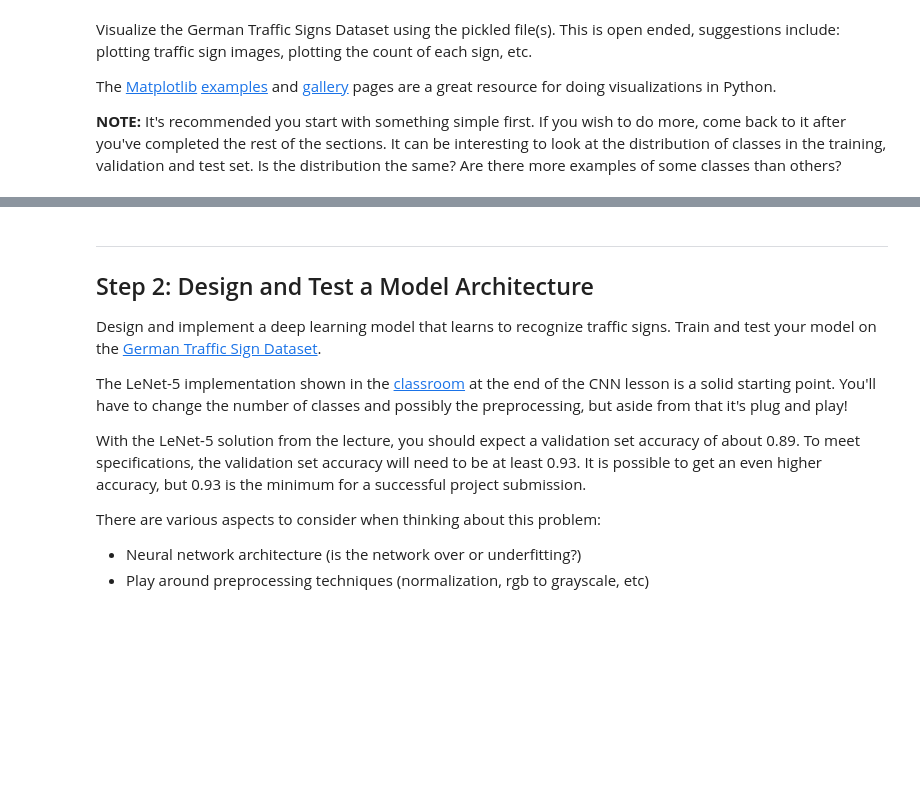
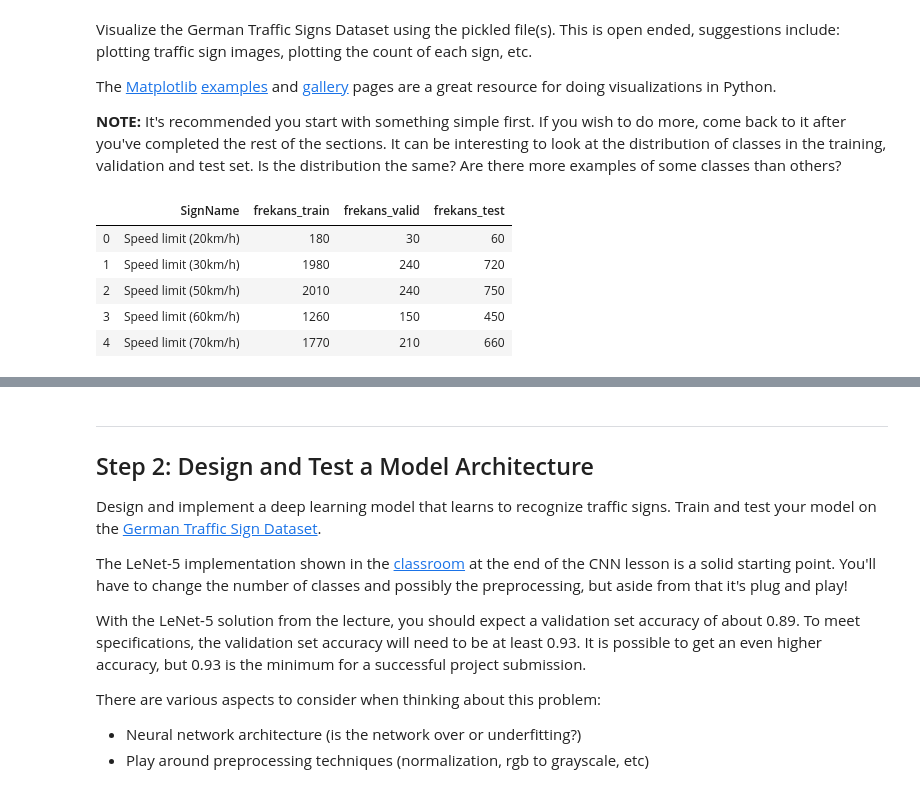
Before and after one commit to coder52/CarND-Traffic-Sign-Classifier-Project-P3, a Jupyter notebook: Traffic_Sign_Classifier.ipynb, the cells around one changed output, grey strips where cells are left out. Cells and saved outputs as stored; diff of their text form; code cells hidden in the pictures; blank space fills up the shorter version.

```diff
--- a/Traffic_Sign_Classifier.ipynb
+++ b/Traffic_Sign_Classifier.ipynb
@@ -99,0 +104,15 @@ import matplotlib.pyplot as plt
+# %%
+import pandas as pd
+
+df = pd.read_csv("signnames.csv", index_col=False).drop('ClassId', axis=1)
+df['frekans_train']=train_counts.tolist()
+df['frekans_valid']=valid_counts.tolist()
+df['frekans_test']=test_counts.tolist()
+df.head()
+# %% [output]
+|  | SignName | frekans_train | frekans_valid | frekans_test |
+| 0 | Speed limit (20km/h) | 180 | 30 | 60 |
+| 1 | Speed limit (30km/h) | 1980 | 240 | 720 |
+| 2 | Speed limit (50km/h) | 2010 | 240 | 750 |
+| 3 | Speed limit (60km/h) | 1260 | 150 | 450 |
+| 4 | Speed limit (70km/h) | 1770 | 210 | 660 |
```
Also changed, not shown: parts of 3 cells of this notebook.
